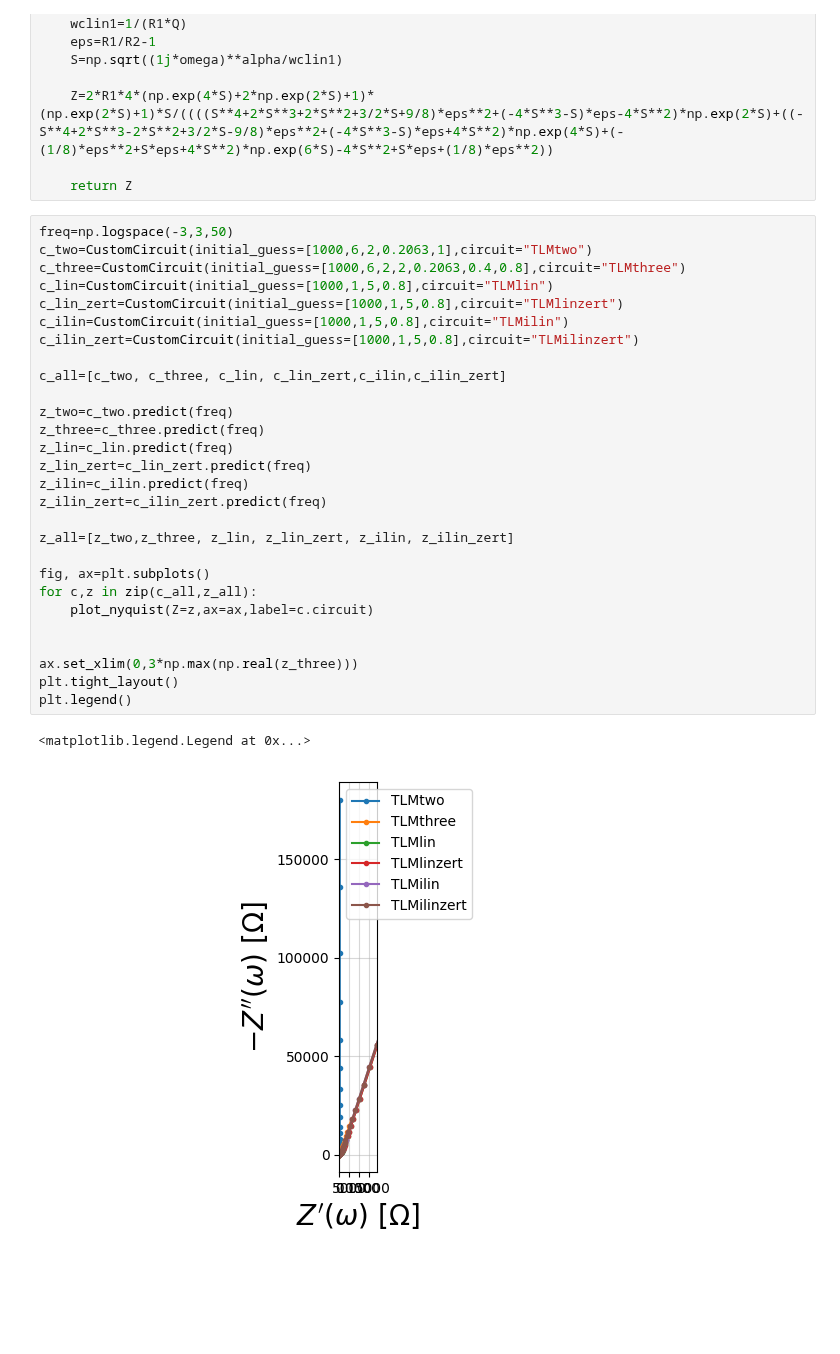
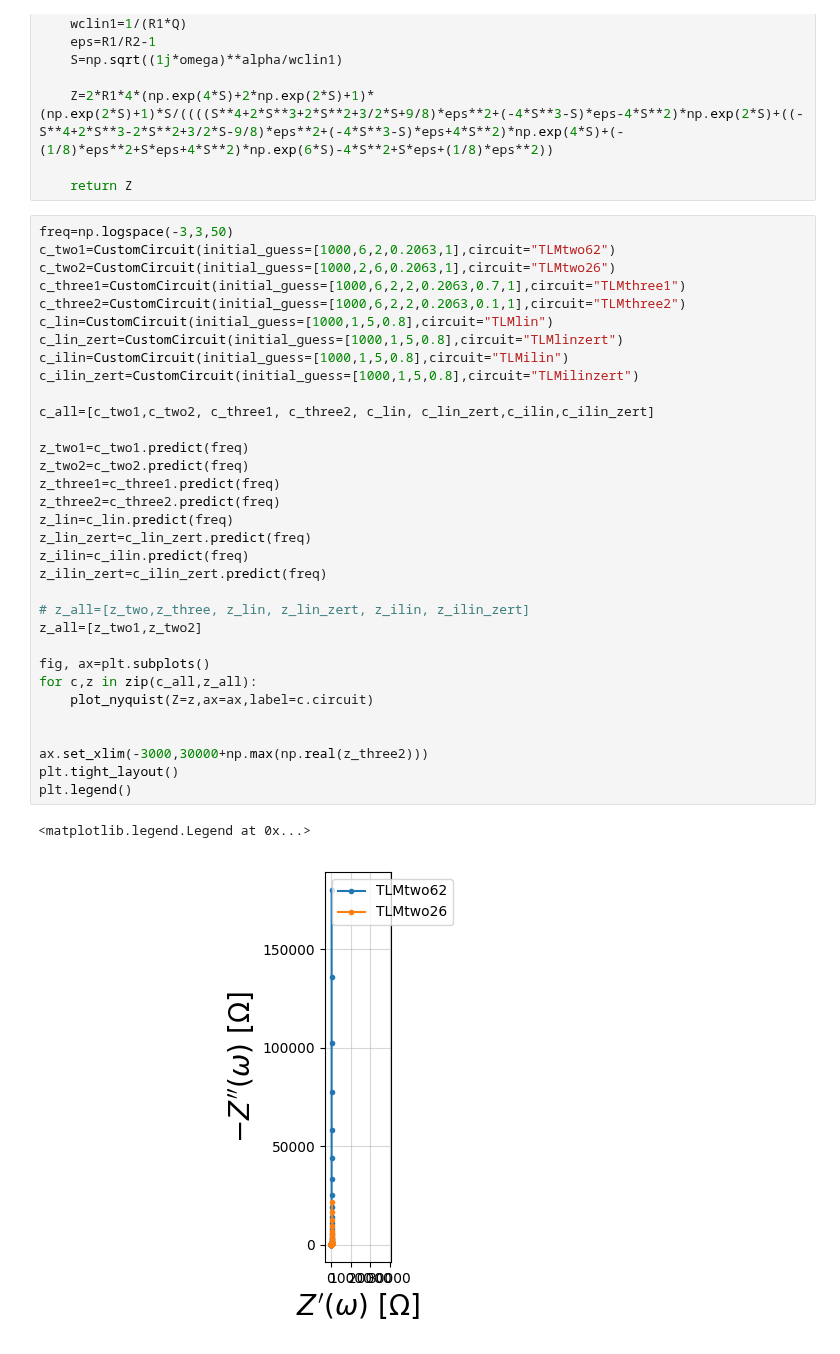
Before and after one commit to Yugal0/fitting-eis-inhomo-electrode, a Jupyter notebook: python/The final/final.ipynb, the cells around one changed output. Drawn from its saved outputs; the diff is of its cells as text; blank space fills up the shorter version.

```diff
--- a/python/The final/final.ipynb
+++ b/python/The final/final.ipynb
@@ -172,32 +172,37 @@ def TLMilinzert(p,f):
     return Z
 # %%
 freq=np.logspace(-3,3,50)
-c_two=CustomCircuit(initial_guess=[1000,6,2,0.2063,1],circuit="TLMtwo")
-c_three=CustomCircuit(initial_guess=[1000,6,2,2,0.2063,0.4,0.8],circuit="TLMthree")
+c_two1=CustomCircuit(initial_guess=[1000,6,2,0.2063,1],circuit="TLMtwo62")
+c_two2=CustomCircuit(initial_guess=[1000,2,6,0.2063,1],circuit="TLMtwo26")
+c_three1=CustomCircuit(initial_guess=[1000,6,2,2,0.2063,0.7,1],circuit="TLMthree1")
+c_three2=CustomCircuit(initial_guess=[1000,6,2,2,0.2063,0.1,1],circuit="TLMthree2")
 c_lin=CustomCircuit(initial_guess=[1000,1,5,0.8],circuit="TLMlin")
 c_lin_zert=CustomCircuit(initial_guess=[1000,1,5,0.8],circuit="TLMlinzert")
 c_ilin=CustomCircuit(initial_guess=[1000,1,5,0.8],circuit="TLMilin")
 c_ilin_zert=CustomCircuit(initial_guess=[1000,1,5,0.8],circuit="TLMilinzert")
 
-c_all=[c_two, c_three, c_lin, c_lin_zert,c_ilin,c_ilin_zert]
+c_all=[c_two1,c_two2, c_three1, c_three2, c_lin, c_lin_zert,c_ilin,c_ilin_zert]
 
-z_two=c_two.predict(freq)
-z_three=c_three.predict(freq)
+z_two1=c_two1.predict(freq)
+z_two2=c_two2.predict(freq)
+z_three1=c_three1.predict(freq)
+z_three2=c_three2.predict(freq)
 z_lin=c_lin.predict(freq)
 z_lin_zert=c_lin_zert.predict(freq)
 z_ilin=c_ilin.predict(freq)
 z_ilin_zert=c_ilin_zert.predict(freq)
 
-z_all=[z_two,z_three, z_lin, z_lin_zert, z_ilin, z_ilin_zert]
+# z_all=[z_two,z_three, z_lin, z_lin_zert, z_ilin, z_ilin_zert]
+z_all=[z_two1,z_two2]
 
 fig, ax=plt.subplots()
 for c,z in zip(c_all,z_all):
     plot_nyquist(Z=z,ax=ax,label=c.circuit)
 
 
-ax.set_xlim(0,3*np.max(np.real(z_three)))
+ax.set_xlim(-3000,30000+np.max(np.real(z_three2)))
 plt.tight_layout()
 plt.legend()
 # %% [output]
 <matplotlib.legend.Legend at 0x...>
-[figure, old version]
+[figure, new version]
```
